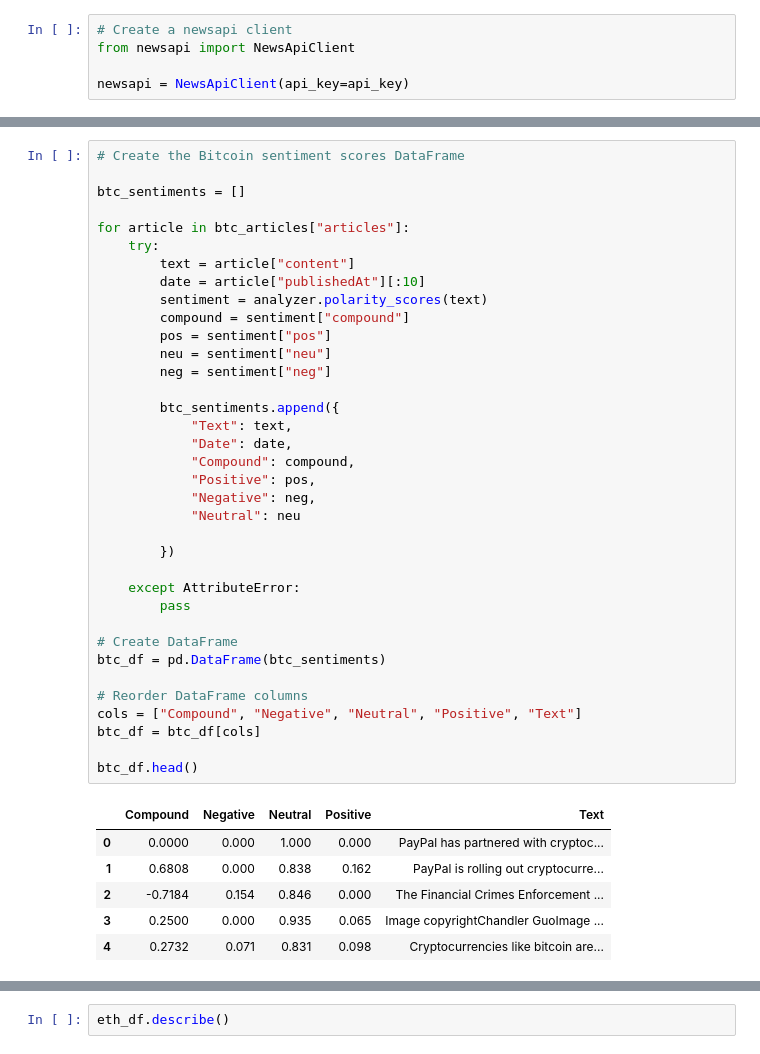
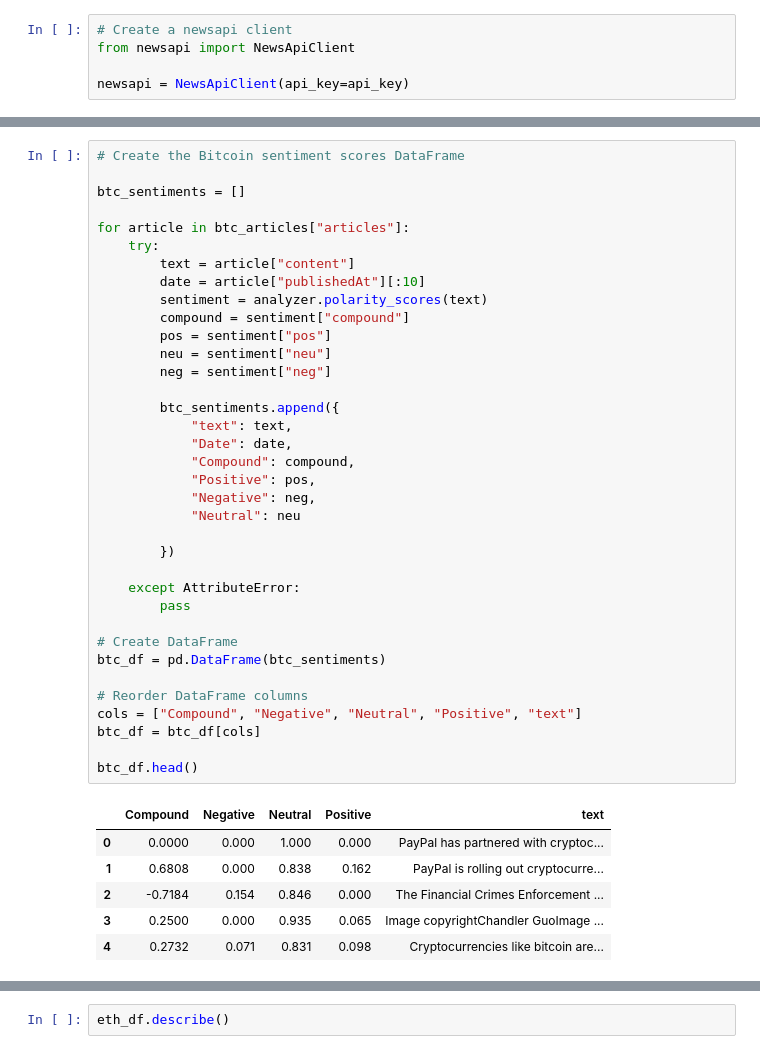
Before and after one commit to laguilar359/NLP-Homework, a Jupyter notebook: Solved_Code/crypto_sentiment-WorkingCopy2.ipynb, the cells around one changed output, grey strips where cells are left out. Saved outputs shown, nothing was run; the diff lists cells and outputs as text.

```diff
--- a/Solved_Code/crypto_sentiment-WorkingCopy2.ipynb
+++ b/Solved_Code/crypto_sentiment-WorkingCopy2.ipynb
@@ -77,36 +77,36 @@ btc_sentiments = []
 for article in btc_articles["articles"]:
     try:
         text = article["content"]
         date = article["publishedAt"][:10]
         sentiment = analyzer.polarity_scores(text)
         compound = sentiment["compound"]
         pos = sentiment["pos"]
         neu = sentiment["neu"]
         neg = sentiment["neg"]
 
         btc_sentiments.append({
-            "Text": text,
+            "text": text,
             "Date": date,
             "Compound": compound,
             "Positive": pos,
             "Negative": neg,
             "Neutral": neu
 
         })
 
     except AttributeError:
         pass
 
 # Create DataFrame
 btc_df = pd.DataFrame(btc_sentiments)
 
 # Reorder DataFrame columns
-cols = ["Compound", "Negative", "Neutral", "Positive", "Text"]
+cols = ["Compound", "Negative", "Neutral", "Positive", "text"]
 btc_df = btc_df[cols]
 
 btc_df.head()
 # %% [output]
-|  | Compound | Negative | Neutral | Positive | Text |
+|  | Compound | Negative | Neutral | Positive | text |
 | 0 | 0.0000 | 0.000 | 1.000 | 0.000 | PayPal has partnered with cryptoc... |
 | 1 | 0.6808 | 0.000 | 0.838 | 0.162 | PayPal is rolling out cryptocurre... |
 | 2 | -0.7184 | 0.154 | 0.846 | 0.000 | The Financial Crimes Enforcement ... |
```
Also changed, not shown: parts of 15 cells of this notebook.
